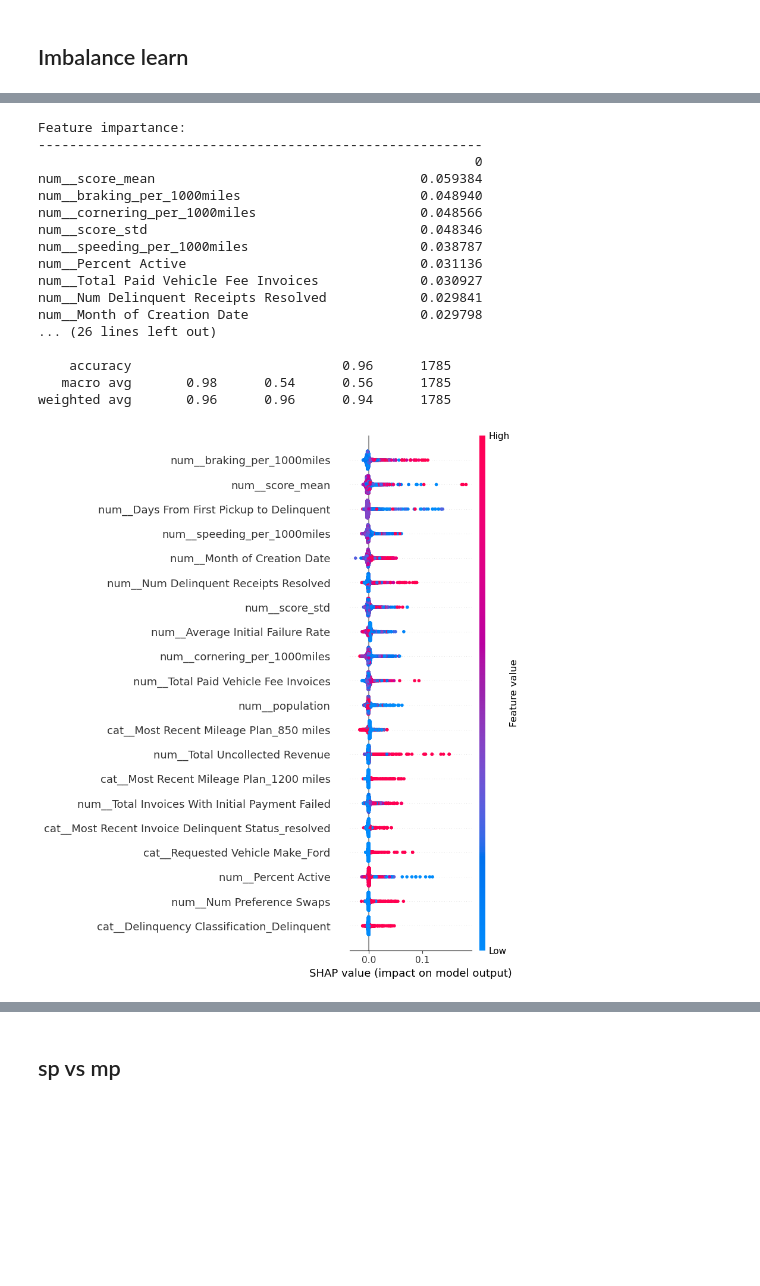
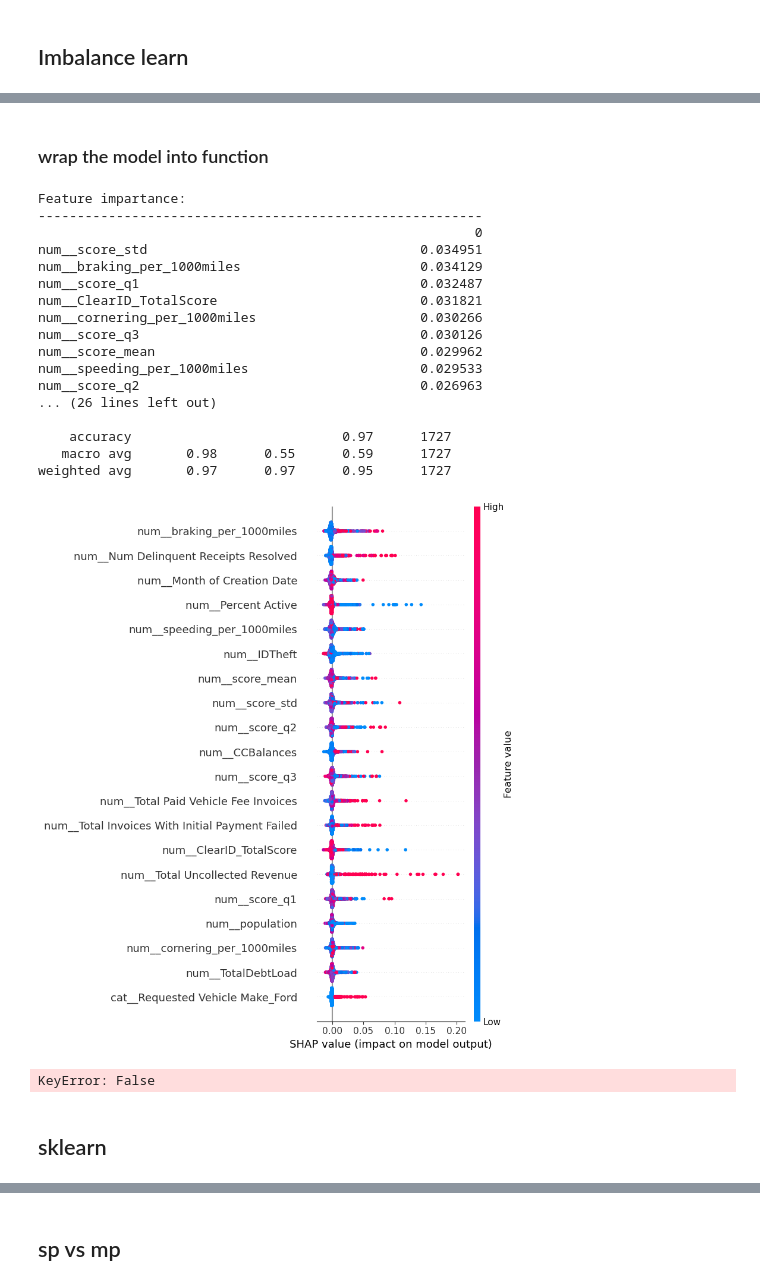
Before and after one commit to wuyaqi55/flexcar_incidents, a Jupyter notebook: incidents_customer_level.ipynb, the cells around one changed output, grey strips where cells are left out. Cells and saved outputs as stored; diff of their text form; code cells hidden in the pictures; blank space fills up the shorter version.

```diff
--- a/incidents_customer_level.ipynb
+++ b/incidents_customer_level.ipynb
@@ -182,0 +293,7 @@ data['days_run_in_accident'].plot(kind='hist')
+# %%
+# dropping the missing data > 0.3
+missing_ratio = oscilar_data.isnull().mean()
+col_to_drop_m = missing_ratio[missing_ratio>0.3].index.to_list()
+oscilar_data.drop(columns=col_to_drop_m, inplace=True)
+# remove unwanted columns
+oscilar_data = oscilar_data.iloc[:, :-1]
@@ -182,0 +305,8 @@ data['days_run_in_accident'].plot(kind='hist')
+# %%
+# join the oscilar data to the accident data
+data_comb = accident_df.merge(oscilar_data, left_on='Subscriber Id', right_on='SUBSCRIBERID')
+duplicate_columns = data_comb.columns[data_comb.columns.duplicated(keep='first')]
+data_comb = data_comb.drop(columns=duplicate_columns)
+# %%
+x = ['a', 'b']
+x.remove('a')
@@ -182,0 +496,2 @@ data['days_run_in_accident'].plot(kind='hist')
+# %% [markdown]
+### wrap the model into function
@@ -183,3 +670,31 @@ data['days_run_in_accident'].plot(kind='hist')
+# %%
+run_as_select(target='seasoning_3month_incident_Ind', data=data_comb.copy())
+# %% [output]
+Feature impartance:
+---------------------------------------------------------
+                                                        0
+num__score_std                                   0.034951
+num__braking_per_1000miles                       0.034129
+num__score_q1                                    0.032487
+num__ClearID_TotalScore                          0.031821
+num__cornering_per_1000miles                     0.030266
+num__score_q3                                    0.030126
+num__score_mean                                  0.029962
+num__speeding_per_1000miles                      0.029533
+num__score_q2                                    0.026963
+... (26 lines left out)
+
+    accuracy                           0.97      1727
+   macro avg       0.98      0.55      0.59      1727
+weighted avg       0.97      0.97      0.95      1727
+[figure, added]
+# %%
+data_comb_incident = data_comb[data_comb['1st_incident' == 1]]
+run_as_select(target='seasoning_3month_incident_Ind', data=data_comb_incident.copy())
+# %% [output]
+KeyError: False
+# %% [markdown]
+## sklearn
 # %%
 import numpy as np
 import pandas as pd
@@ -206,12 +721,21 @@ def month_to_season(month):
     else:
         return 'Winter'
 
+
+def score_to_bascket(score):
+    if score < 0.6:
+        return 1
+    elif 0.6 < score < 0.8:
+        return 2
+    else:
+        return 3
+
 # data = pd.read_csv('../data/customer_base + drive score.csv')
 data = pd.read_csv('../data/incident_data_all.csv')
 data['vehivel_request_fufillment'] = data['Vehicle Requests Make Model List'] == data['Most Recent Vehicle Request Assigned Make Model']
 data['season'] = data['Month of Creation Date'].map(month_to_season)
 data['seasoning_6month_incident_Ind'] = data['days_run_in_accident'].map(lambda x: 1 if x < 180 else 0)
-# data['score_basket'] = data['score_mean'].map(lambda x: 'poor' if x < 0.6 else 'good')
+data['score_basket'] = data['score_mean'].map(score_to_bascket)
 
 columns_to_drop = ['Subscriber Id', 'Most Recent Invoice Order Id', 'First Invoice Id', 'Most Recent Invoice Id', 'First Invoice Order Id', 'Subui Creation Date', ## id
                    '1st_incident', '1st_mp_date_customer_level', '1st_sp_date_customer_level', 'mp_counts_customer_level',  'sp_counts_customer_level',  # target relatd
@@ -225,8 +749,10 @@ columns_to_drop = ['Subscriber Id', 'Most Recent Invoice Order Id', 'First Invoi
                    'Total Miles Driven Monthly', 'Total Miles Driven Pre Monthly', 'Miles per Week', 'Total Miles Driven', # miles
                    'seasoning_3month_mp_Ind',  'seasoning_6month_incident_Ind',
                    'Miles per Month', 'Miles Driven', # miles driven
-                'score_q1', 'score_q2', 'score_q3',
+                'score_q1', 'score_q2', 'score_q3', 'score_mean',
                    ]
+
+
 Target = 'seasoning_3month_incident_Ind'
 y = data[Target]
 X = data.drop(columns=[Target]+columns_to_drop, axis=1)
@@ -317,24 +843,5 @@ columns = model_rf.named_steps['preprocess'].get_feature_names_out()
 explainer = shap.TreeExplainer(clf)
 shap_values = explainer.shap_values(X_transformed)
 shap.summary_plot(shap_values[:,:,1], X_transformed, feature_names=columns)
-# %% [output]
-Feature impartance:
----------------------------------------------------------
-                                                        0
-num__score_mean                                  0.059384
-num__braking_per_1000miles                       0.048940
-num__cornering_per_1000miles                     0.048566
-num__score_std                                   0.048346
-num__speeding_per_1000miles                      0.038787
-num__Percent Active                              0.031136
-num__Total Paid Vehicle Fee Invoices             0.030927
-num__Num Delinquent Receipts Resolved            0.029841
-num__Month of Creation Date                      0.029798
-... (26 lines left out)
-
-    accuracy                           0.96      1785
-   macro avg       0.98      0.54      0.56      1785
-weighted avg       0.96      0.96      0.94      1785
-[figure, removed]
 # %%
 len(numerical_columns) + len(categorical_columns)
```
Also changed, not shown: parts of 20 cells of this notebook, 1 other file.
